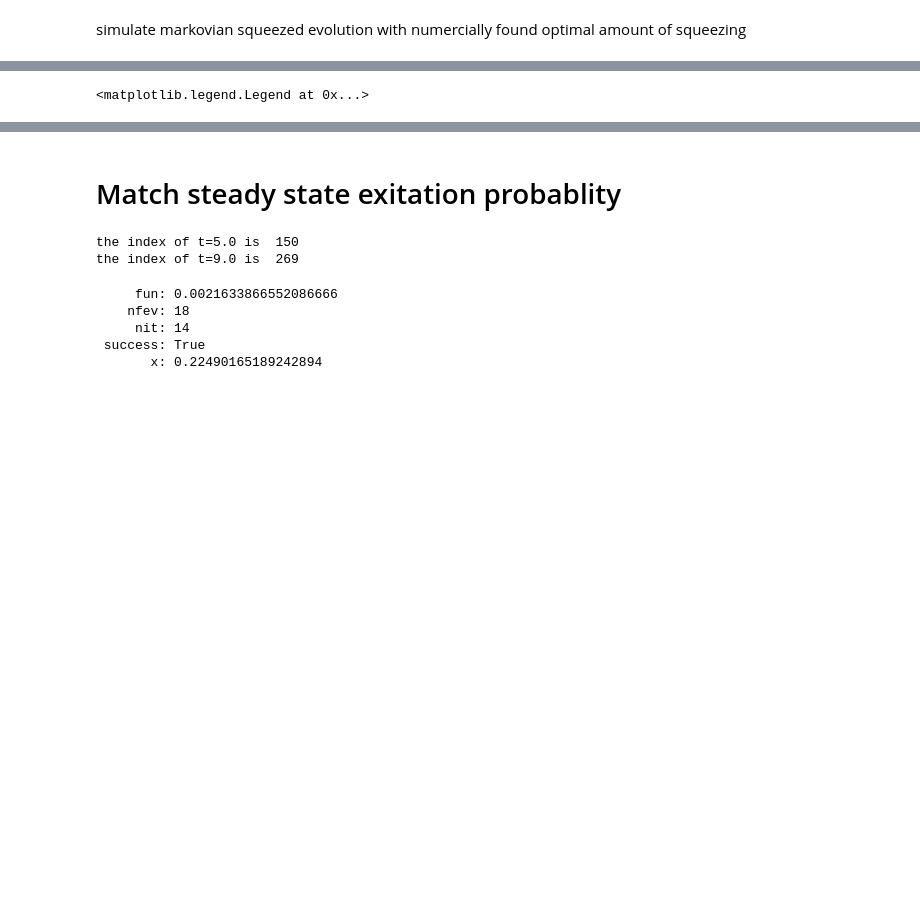
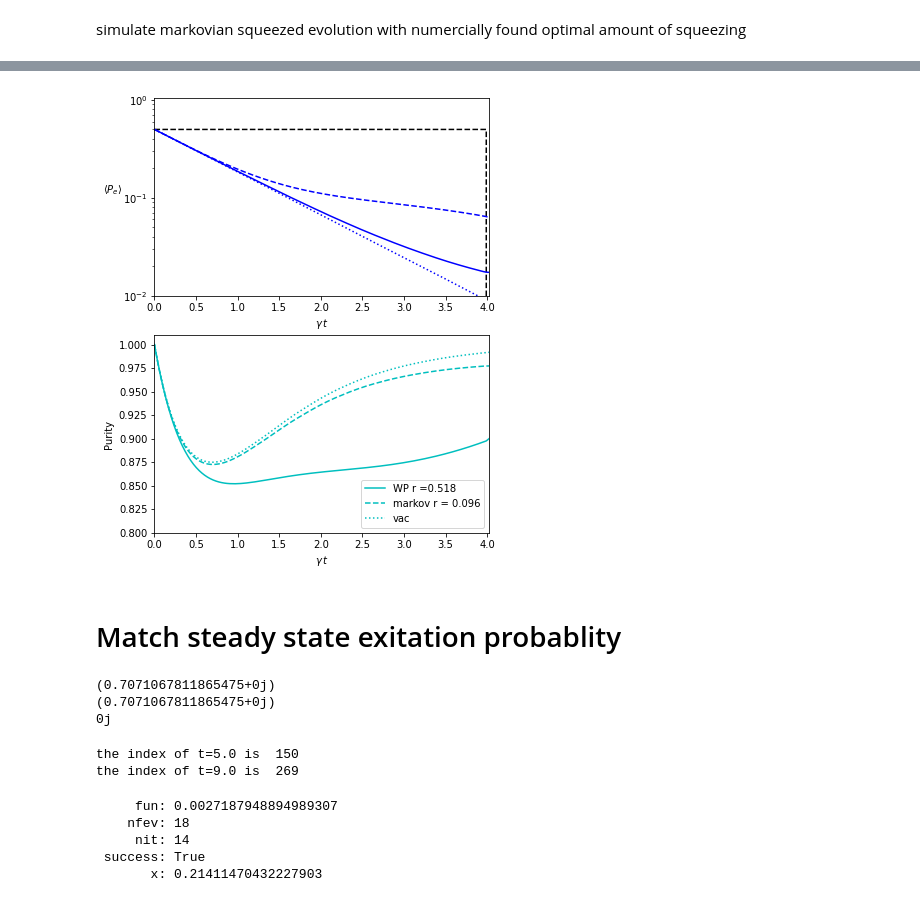
Before and after one commit to CQuIC/pysme, a Jupyter notebook: notebooks/purity-example.ipynb, the cells around one changed output, grey strips where cells are left out. Saved outputs shown, nothing was run; the diff lists cells and outputs as text; code cells hidden in the pictures; blank space fills up the shorter version.

```diff
--- a/notebooks/purity-example.ipynb
+++ b/notebooks/purity-example.ipynb
@@ -251,48 +294,37 @@ print(N,M)
 gs = matplotlib.gridspec.GridSpec(2, 1)
 fig = plt.figure(figsize=[6, 8])
 
-gs = fig.add_gridspec(ncols=2, nrows=2,wspace=0.5)
+gs = fig.add_gridspec(ncols=1, nrows=2,wspace=0.5)
 
 
-f3_ax0 = fig.add_subplot(gs[0, :-1])
-f3_ax1 = fig.add_subplot(gs[0, 1])
-f3_ax2 = fig.add_subplot(gs[1, :])
+f3_ax0 = fig.add_subplot(gs[0])
+#f3_ax1 = fig.add_subplot(gs[0, 1])
+f3_ax2 = fig.add_subplot(gs[1])
 
 
 rwp_plot = np.round(r_val_wp,3)
 rbb_plot = np.round(r_val_bb,3)
 
 f3_ax0.plot(times, xi_rect(times,a=0, b=xi_len),label='WP',linestyle='--',color='k')
-f3_ax0.plot(times, (solns.get_expectations(sigz, vac_rho(n_max)) + 1)/2,label='Z wp',linestyle='--',color='g')
-f3_ax0.plot(times, (markov_soln.get_expectations(sigz) + 1)/2, label='Z markov',linestyle='-',color='g')
-f3_ax0.plot(times, (vac_soln.get_expectations(sigz) + 1)/2, label='Z vac',linestyle='-',color='c')
+f3_ax0.plot(times, (solns.get_expectations(sigz, vac_rho(n_max)) + 1)/2,label='Z wp',linestyle='--',color='b')
+f3_ax0.plot(times, (markov_soln.get_expectations(sigz) + 1)/2, label='Z markov',linestyle='-',color='b')
+f3_ax0.plot(times, (vac_soln.get_expectations(sigz) + 1)/2, label='Z vac',linestyle=':',color='b')
 f3_ax0.set_yscale('log')
 f3_ax0.set_xlim(0.0, 4.025)
 f3_ax0.set_ylim(1e-2, 1.05)
-f3_ax0.set_ylabel(r'$\langle Z \rangle $',rotation=0,labelpad=10)
+f3_ax0.set_ylabel(r'$\langle P_e \rangle $',rotation=0,labelpad=10)
 f3_ax0.set_xlabel(r'$\gamma\, t $')
 
 
-
-f3_ax1.plot(times, xi_rect(times,a=0, b=xi_len),label='WP',linestyle='--',color='k')
-f3_ax1.plot(times, (solns.get_expectations(sigz, vac_rho(n_max)) + 1)/2,label='Z wp',linestyle='--',color='g')
-f3_ax1.plot(times, (markov_soln.get_expectations(sigz) + 1)/2, label='Z markov',linestyle='-',color='g')
-f3_ax1.plot(times, (vac_soln.get_expectations(sigz) + 1)/2, label='Z vac',linestyle='-',color='c')
-f3_ax1.set_yscale('log')
-f3_ax1.set_xlim(0.2, 0.4)
-f3_ax1.set_ylim(6.75e-1, 8e-1)
-f3_ax1.set_xlabel(r'$\gamma\, t $')
-
-
-
-f3_ax2.plot(times, solns.get_purities(vac_rho(n_max)),label='WP r =' + str(rwp_plot),linestyle='--',color='g')
-f3_ax2.plot(times, markov_soln.get_purities(),label='markov r = ' + str(rbb_plot), linestyle='-',color='g')
-f3_ax2.plot(times, vac_soln.get_purities(),label='vac',linestyle='-',color='c')
+f3_ax2.plot(times, solns.get_purities(vac_rho(n_max)),label='WP r =' + str(rwp_plot),linestyle='-',color='c')
+f3_ax2.plot(times, markov_soln.get_purities(),label='markov r = ' + str(rbb_plot), linestyle='--',color='c')
+f3_ax2.plot(times, vac_soln.get_purities(),label='vac',linestyle=':',color='c')
 #f3_ax2.set_yscale('log')
 f3_ax2.set_xlim(0.0, 4.025)
-f3_ax2.set_ylim(0.497, 1.01)
+f3_ax2.set_ylim(0.8, 1.01)
 f3_ax2.set_xlabel(r'$\gamma\, t $')
 f3_ax2.set_ylabel(r'Purity',labelpad=5)
 f3_ax2.legend()
+name='purity'
+plt.savefig(name+'.pdf',bbox_inches = 'tight', pad_inches = 0.02)
 # %% [output]
-<matplotlib.legend.Legend at 0x...>
@@ -300,3 +331,4 @@ f3_ax2.legend()
+[figure, added]
 # %% [markdown]
 # Match steady state exitation probablity
 # %%
@@ -342,6 +375,14 @@ xi = xi_rect
 
 
 times = np.linspace(0, xi_len + 2, num=xi_len*30 + 60)
+# %%
+print(np.trace(rho0@sigx))
+print(np.trace(rho0@sigy))
+print(np.trace(rho0@sigz))
+# %% [output]
+(0.7071067811865475+0j)
+(0.7071067811865475+0j)
+0j
 # %%
 # wavepacket
 
@@ -387,9 +432,8 @@ the index of t=5.0 is  150
 the index of t=9.0 is  269
 # %%
 from scipy import optimize
-paramz = (times, L, H, xi_len, mu_val, rho0 , xwp, zwp, startz, endz)
-rangez = (0.0051,0.43)
-
+paramz = (times, L, H, xi_len, mu_val, rho0, xwp, ywp, zwp, startz, endz)
+rangez = (0.0001,0.53)
 
 soln = optimize.minimize_scalar(func, bracket=None, bounds=rangez, args=paramz)
 
@@ -397,11 +441,11 @@ print(soln)
 
 r_val_bb = soln.x
 # %% [output]
-     fun: 0.0021633866552086666
+     fun: 0.0027187948894989307
     nfev: 18
      nit: 14
  success: True
-       x: 0.22490165189242894
+       x: 0.21411470432227903
 # %%
 fc = partial(f1, a=0, b=xi_len, mu=mu_val, r=r_val_bb)
 fs = partial(f2, a=0, b=xi_len, mu=mu_val, r=r_val_bb)
```
Also changed, not shown: parts of 15 cells of this notebook.
